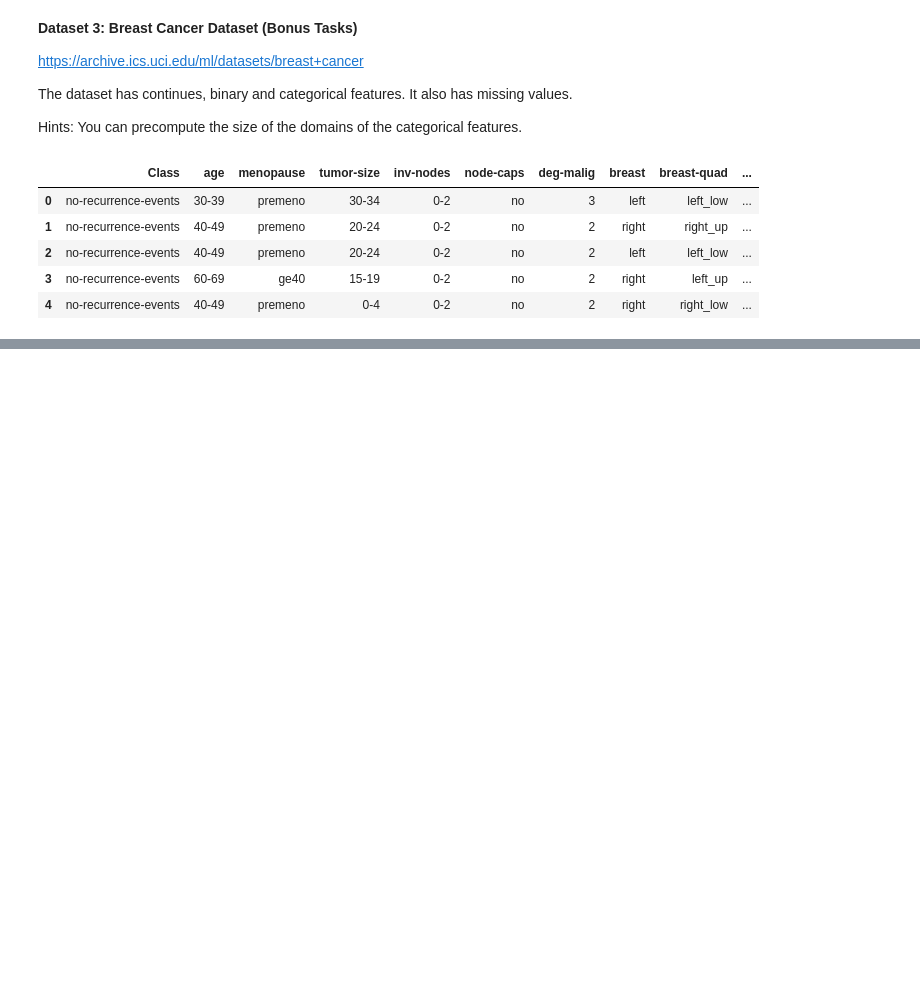
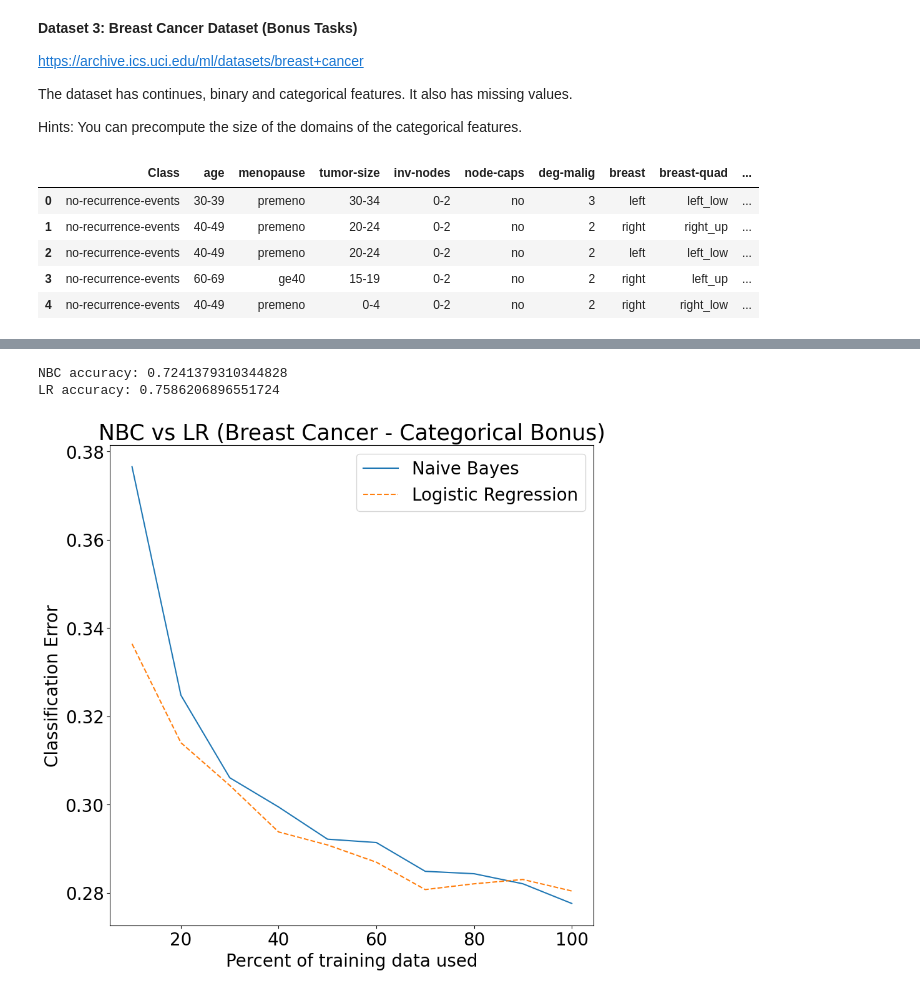
Before and after one commit to dastuzh/FDS25-T043, a Jupyter notebook: Practical 2/Practical2_skeleton_olat.ipynb, the cells around one changed output, grey strips where cells are left out. Drawn from its saved outputs; the diff is of its cells as text; code cells hidden in the pictures; blank space fills up the shorter version.

```diff
--- a/Practical 2/Practical2_skeleton_olat.ipynb
+++ b/Practical 2/Practical2_skeleton_olat.ipynb
@@ -912,0 +674,4 @@ LR accuracy: 0.7241379310344828
+# %%
+for col in X_df.columns:
+    if X_df[col].dtype == 'object':
+        X_df[col] = X_df[col].astype('category').cat.codes
@@ -912,0 +718,4 @@ LR accuracy: 0.7241379310344828
+# %%
+X = X_df.to_numpy().astype(int)
+# %%
+feature_types = ['r'] * X.shape[1]
@@ -912,0 +724,28 @@ LR accuracy: 0.7241379310344828
+# %%
+for train_index, test_index in sss.split(X, y):
+    X_train, X_test = X[train_index], X[test_index]
+    y_train, y_test = y[train_index], y[test_index]
+
+    # Initialize NBC with 'r' types (Bonus Task Logic)
+    nbc = NBC(feature_types=feature_types)
+    nbc.fit(X_train, y_train)
+
+    # Initialize LR
+    lr = LogisticRegression(max_iter=1000, random_state=42)
+    lr.fit(X_train, y_train)
+
+    # Predict
+    yhat_nbc = nbc.predict(X_test)
+    yhat_lr = lr.predict(X_test)
+
+    print("NBC accuracy:", np.mean(yhat_nbc == y_test))
+    print("LR accuracy:", np.mean(yhat_lr == y_test))
+# %% [output]
+NBC accuracy: 0.7241379310344828
+LR accuracy: 0.7586206896551724
+# %%
+# Generate Plots
+nbc_perf, lr_perf = compareNBCvsLR(nbc, lr, X_train, y_train, num_runs=200, num_splits=10)
+makePlot(nbc_perf, lr_perf, title="NBC vs LR (Breast Cancer - Categorical Bonus)")
+# %% [output]
+[figure, added]
```
Also changed, not shown: parts of 25 cells of this notebook.
